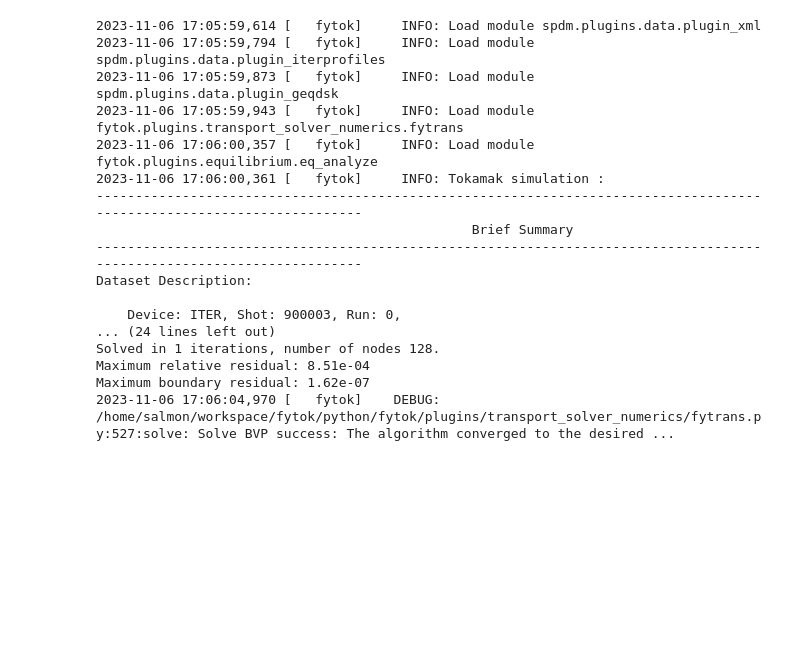
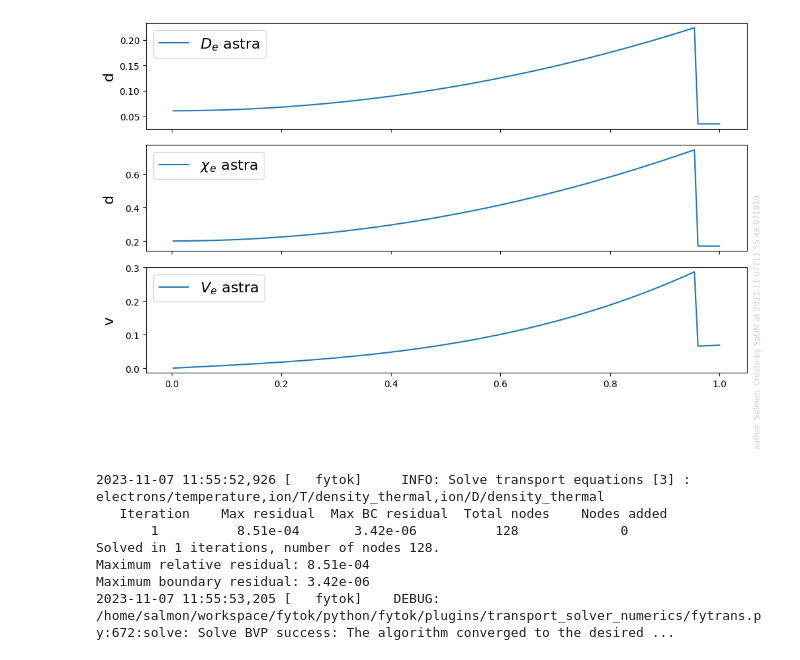
Before and after one commit to fusion-yun/fytok_tutorial, a Jupyter notebook: tutorial/01_Transolver.ipynb, the cells around one changed output. Drawn from its saved outputs; the diff is of its cells as text; code cells hidden in the pictures; blank space fills up the shorter version.

```diff
--- a/tutorial/01_Transolver.ipynb
+++ b/tutorial/01_Transolver.ipynb
@@ -27,0 +58,11 @@ input_path = pathlib.Path("./data/")
+# %%
+core_transport_1d = tokamak.core_transport.model[0].time_slice.current.profiles_1d
+fig = sp_view.plot(
+    [
+        (core_transport_1d.electrons.particles.d, rf"$D_e$ astra"),
+        (core_transport_1d.electrons.energy.d, rf"$\chi_e$ astra"),
+        (core_transport_1d.electrons.energy.v, rf"$V_e$ astra"),
+    ],
+    x_axis=core_transport_1d.grid_d.rho_tor_norm,
+)
+# %% [output]
@@ -28,22 +70,13 @@ input_path = pathlib.Path("./data/")
+[figure, added]
 # %%
-
-tokamak = Tokamak(f"file+iterprofiles://{next(input_path.glob('*ASTRA.xls')).absolute().as_posix()}",
-                  f"file+geqdsk://{next(input_path.glob('**/g*.txt')).absolute().as_posix()}",
-                  device="iter",
-                  shot=900003,
-                  time=2.30,
-                  transport_solver={"code":  {"name": "fytrans",
-                                              "parameters": {
-                                                  "rho_tor_norm": np.linspace(0.01, 0.995, 128),
-                                                  "bvp_rms_mask": [0.96],
-                                                  "hyper_diff": 0.0001
-                                              }}})
-
 tokamak.transport_solver.refresh(
     equation={
         # "electrons/density_thermal": {
         #     "profile": 3.0e19,
         #     "boundary_condition": [{"identifier": {"index": 4}, "value": [0]}, {"identifier": {"index": 1}, "value": [4.0e19]}]},
+        "electrons/temperature": {
+            "profile": 2.e3,
+            "boundary_condition": [{"identifier": {"index": 4}, "value": [0]}, {"identifier": {"index": 1}, "value": [1.0e3]}]},
         "ion/T/density_thermal": {
             "profile": 1.5e19,
             "boundary_condition": [{"identifier": {"index": 4}, "value": [0]}, {"identifier": {"index": 1}, "value": [2.0e19]}]},
@@ -56,23 +89,13 @@ tokamak.transport_solver.refresh(
     core_sources=tokamak.core_sources,
 )
 # %% [output]
-2023-11-06 17:05:59,614 [   fytok]     INFO: Load module spdm.plugins.data.plugin_xml
-2023-11-06 17:05:59,794 [   fytok]     INFO: Load module spdm.plugins.data.plugin_iterprofiles
-2023-11-06 17:05:59,873 [   fytok]     INFO: Load module spdm.plugins.data.plugin_geqdsk
-2023-11-06 17:05:59,943 [   fytok]     INFO: Load module fytok.plugins.transport_solver_numerics.fytrans
-2023-11-06 17:06:00,357 [   fytok]     INFO: Load module fytok.plugins.equilibrium.eq_analyze
-2023-11-06 17:06:00,361 [   fytok]     INFO: Tokamak simulation :
------------------------------------------------------------------------------------------------------------------------
-                                                Brief Summary
------------------------------------------------------------------------------------------------------------------------
-Dataset Description:
-
-    Device: ITER, Shot: 900003, Run: 0,
-... (24 lines left out)
+2023-11-07 11:55:52,926 [   fytok]     INFO: Solve transport equations [3] : electrons/temperature,ion/T/density_thermal,ion/D/density_thermal
+   Iteration    Max residual  Max BC residual  Total nodes    Nodes added
+       1          8.51e-04       3.42e-06          128             0
 Solved in 1 iterations, number of nodes 128.
 Maximum relative residual: 8.51e-04
-Maximum boundary residual: 1.62e-07
-2023-11-06 17:06:04,970 [   fytok]    DEBUG: /home/salmon/workspace/fytok/python/fytok/plugins/transport_solver_numerics/fytrans.py:527:solve: Solve BVP success: The algorithm converged to the desired ...
+Maximum boundary residual: 3.42e-06
+2023-11-07 11:55:53,205 [   fytok]    DEBUG: /home/salmon/workspace/fytok/python/fytok/plugins/transport_solver_numerics/fytrans.py:672:solve: Solve BVP success: The algorithm converged to the desired ...
 # %%
 solver_1d = tokamak.transport_solver.time_slice.current.solver_1d
 equ = solver_1d.equation[0]
```
Also changed, not shown: parts of 5 cells of this notebook, 2 other files.
